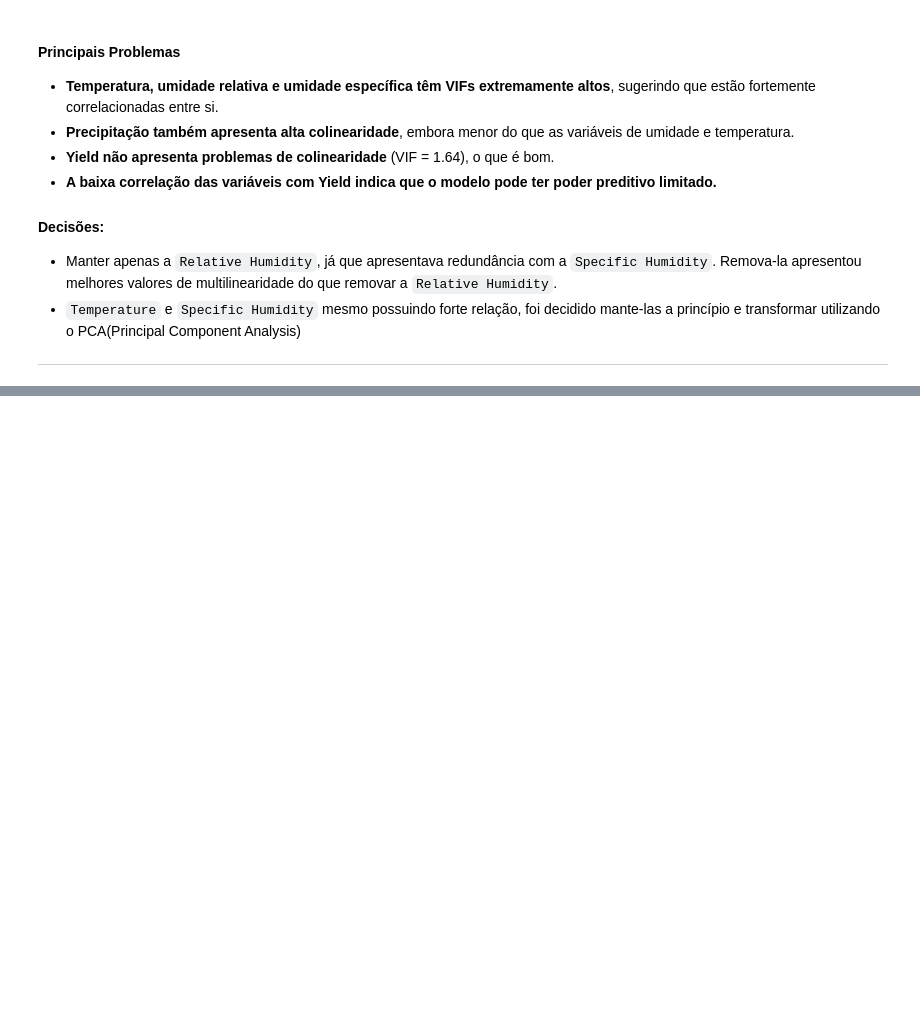
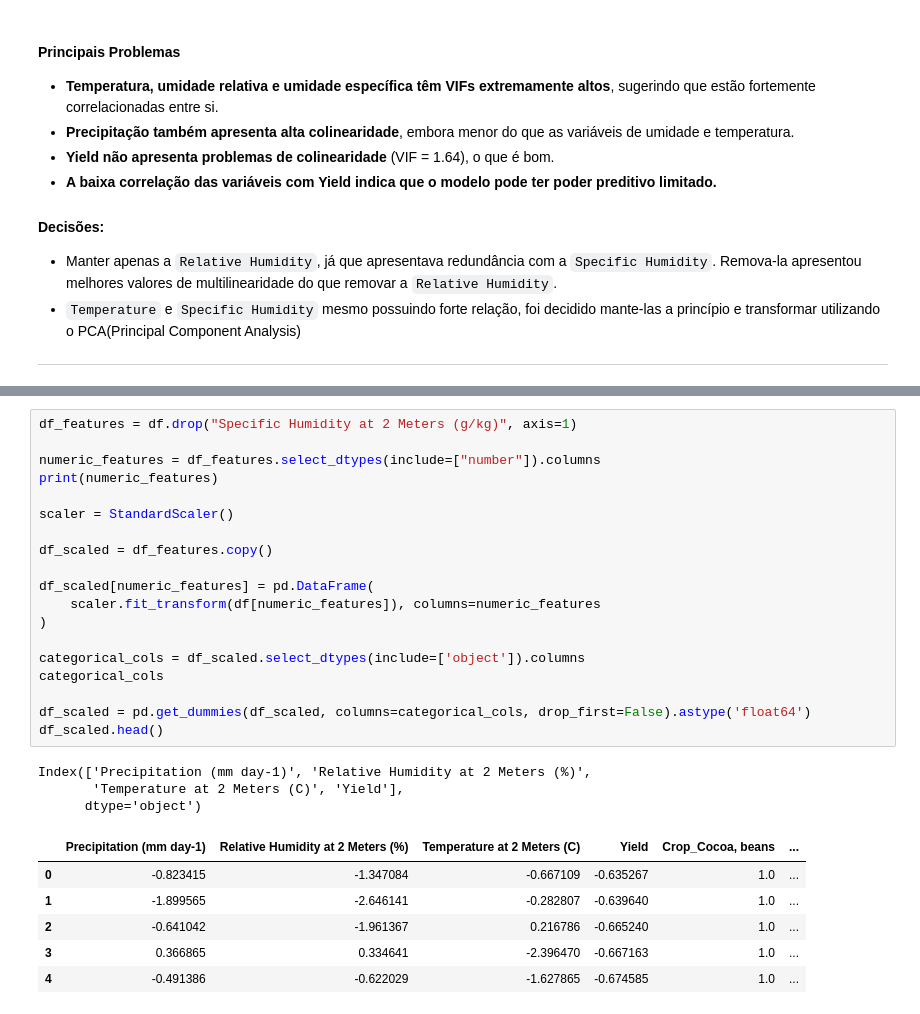
Before and after one commit to insanedays/crop_forecast, a Jupyter notebook: notebook.ipynb, the cells around one changed output, grey strips where cells are left out. Saved outputs shown, nothing was run; the diff lists cells and outputs as text; blank space fills up the shorter version.

```diff
--- a/notebook.ipynb
+++ b/notebook.ipynb
@@ -1840,0 +1021,29 @@ In summary, Logistic Regression emerged as the best-performing model for wheat g
+# %%
+df_features = df.drop("Specific Humidity at 2 Meters (g/kg)", axis=1)
+
+numeric_features = df_features.select_dtypes(include=["number"]).columns
+print(numeric_features)
+
+scaler = StandardScaler()
+
+df_scaled = df_features.copy()
+
+df_scaled[numeric_features] = pd.DataFrame(
+    scaler.fit_transform(df[numeric_features]), columns=numeric_features
+)
+
+categorical_cols = df_scaled.select_dtypes(include=['object']).columns
+categorical_cols
+
+df_scaled = pd.get_dummies(df_scaled, columns=categorical_cols, drop_first=False).astype('float64')
+df_scaled.head()
+# %% [output]
+Index(['Precipitation (mm day-1)', 'Relative Humidity at 2 Meters (%)',
+       'Temperature at 2 Meters (C)', 'Yield'],
+      dtype='object')
+|  | Precipitation (mm day-1) | Relative Humidity at 2 Meters (%) | Temperature at 2 Meters (C) | Yield | Crop_Cocoa, beans | ... |
+| 0 | -0.823415 | -1.347084 | -0.667109 | -0.635267 | 1.0 | ... |
+| 1 | -1.899565 | -2.646141 | -0.282807 | -0.639640 | 1.0 | ... |
+| 2 | -0.641042 | -1.961367 | 0.216786 | -0.665240 | 1.0 | ... |
+| 3 | 0.366865 | 0.334641 | -2.396470 | -0.667163 | 1.0 | ... |
+| 4 | -0.491386 | -0.622029 | -1.627865 | -0.674585 | 1.0 | ... |
```
Also changed, not shown: parts of 68 cells of this notebook.
